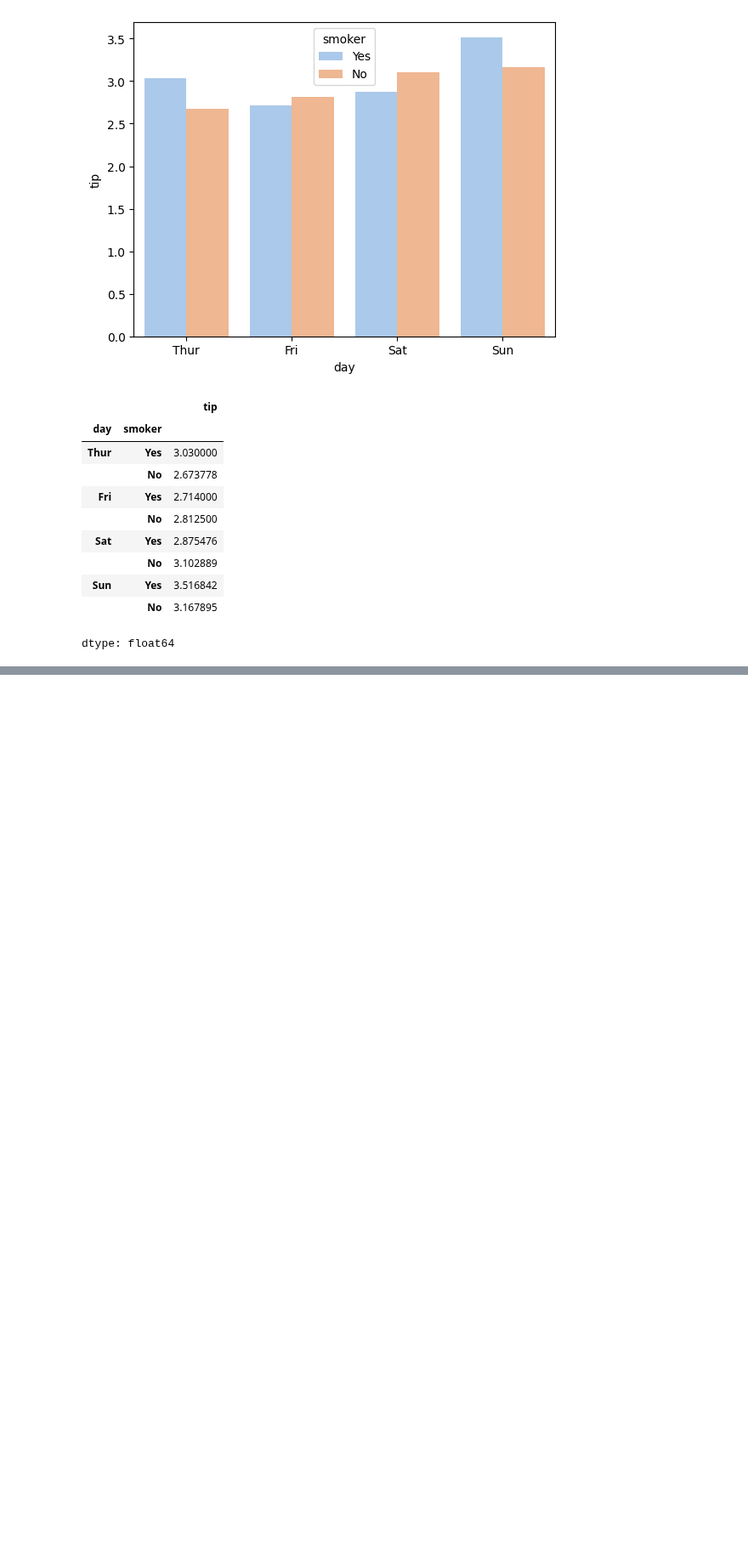
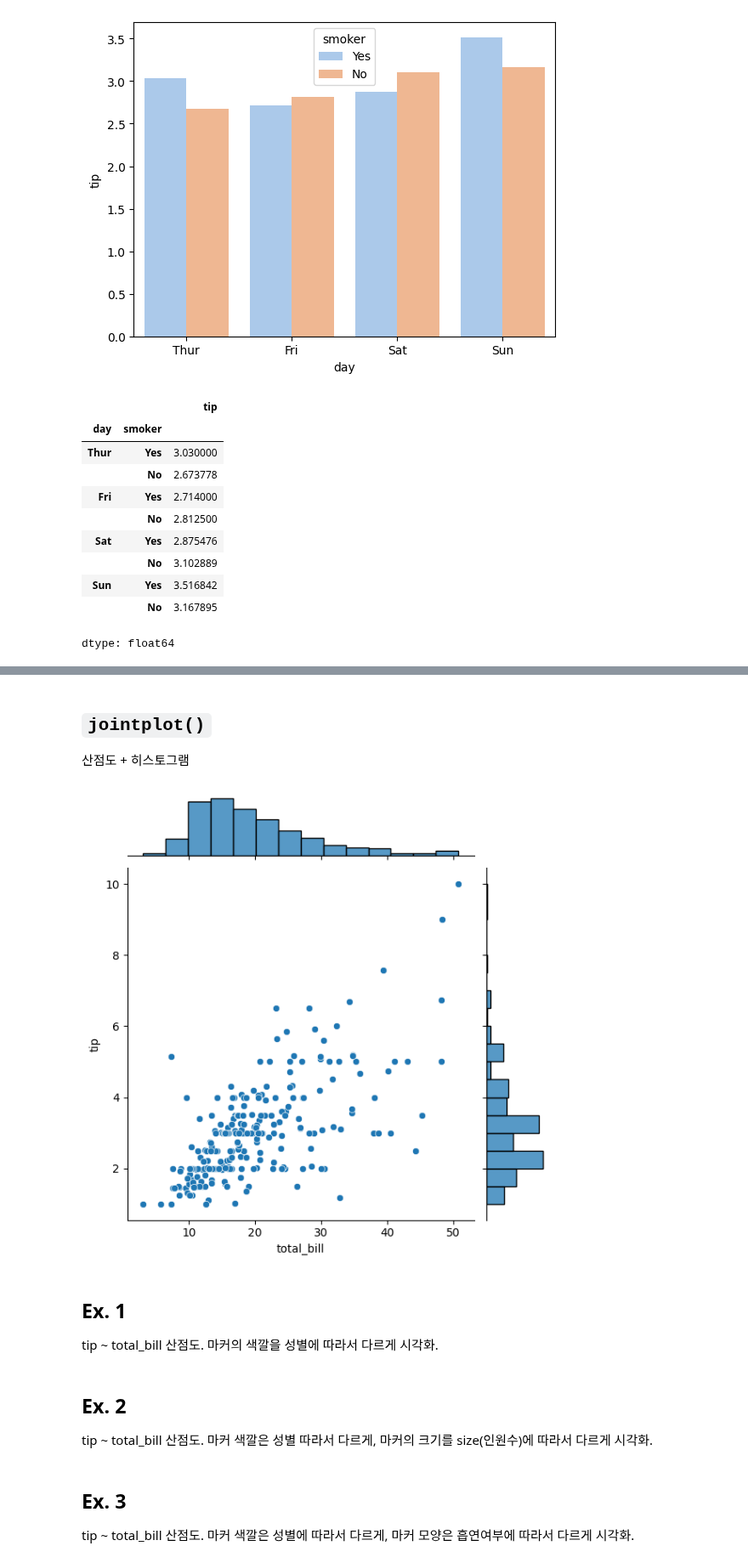
Before and after one commit to JakeOh/202511_BD53, a Jupyter notebook: lab_python/da05_seaborn.ipynb, the cells around one changed output, grey strips where cells are left out. Shown at 85% size. Saved outputs shown, nothing was run; the diff lists cells and outputs as text; code cells hidden in the pictures; blank space fills up the shorter version.

```diff
--- a/lab_python/da05_seaborn.ipynb
+++ b/lab_python/da05_seaborn.ipynb
@@ -418,0 +449,21 @@ dtype: float64
+# %% [markdown]
+## `jointplot()`
+
+산점도 + 히스토그램
+# %%
+sns.jointplot(data=tips, x='total_bill', y='tip')
+plt.show()
+# %% [output]
+[figure, added]
+# %% [markdown]
+## Ex. 1
+
+tip ~ total_bill 산점도. 마커의 색깔을 성별에 따라서 다르게 시각화.
+# %% [markdown]
+## Ex. 2
+
+tip ~ total_bill 산점도. 마커 색깔은 성별 따라서 다르게, 마커의 크기를 size(인원수)에 따라서 다르게 시각화.
+# %% [markdown]
+## Ex. 3
+
+tip ~ total_bill 산점도. 마커 색깔은 성별에 따라서 다르게, 마커 모양은 흡연여부에 따라서 다르게 시각화.
```
Also changed, not shown: parts of 5 cells of this notebook.
